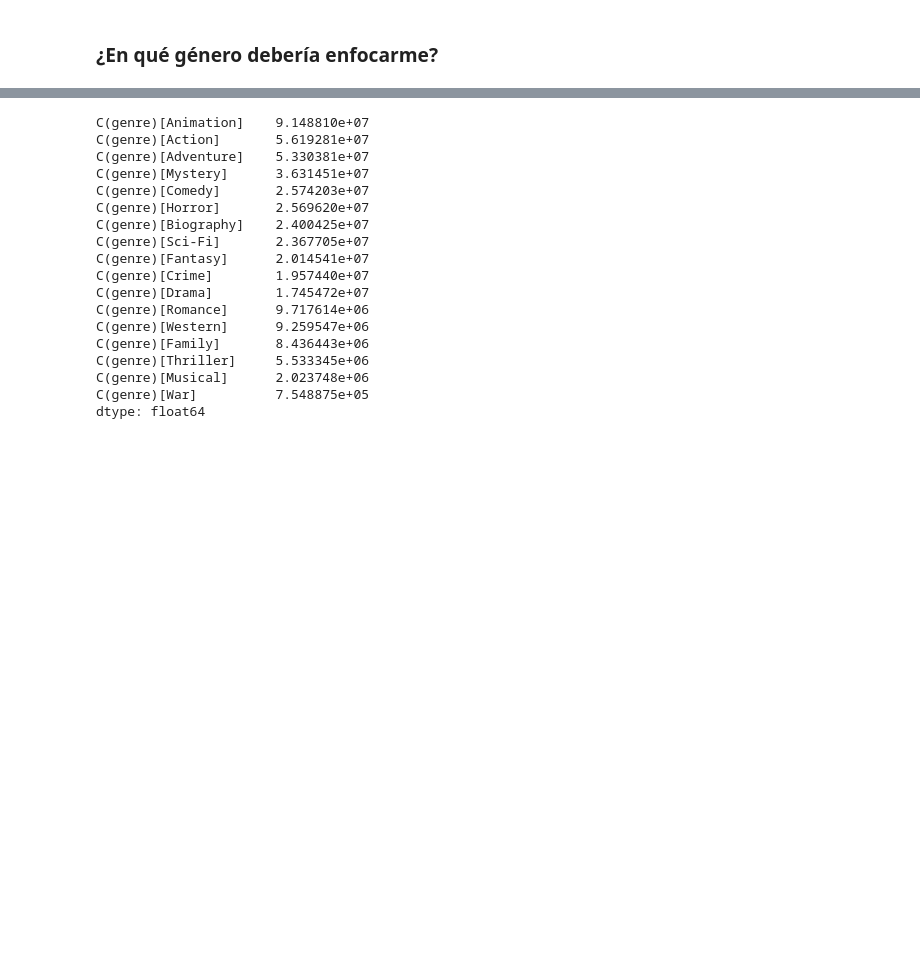
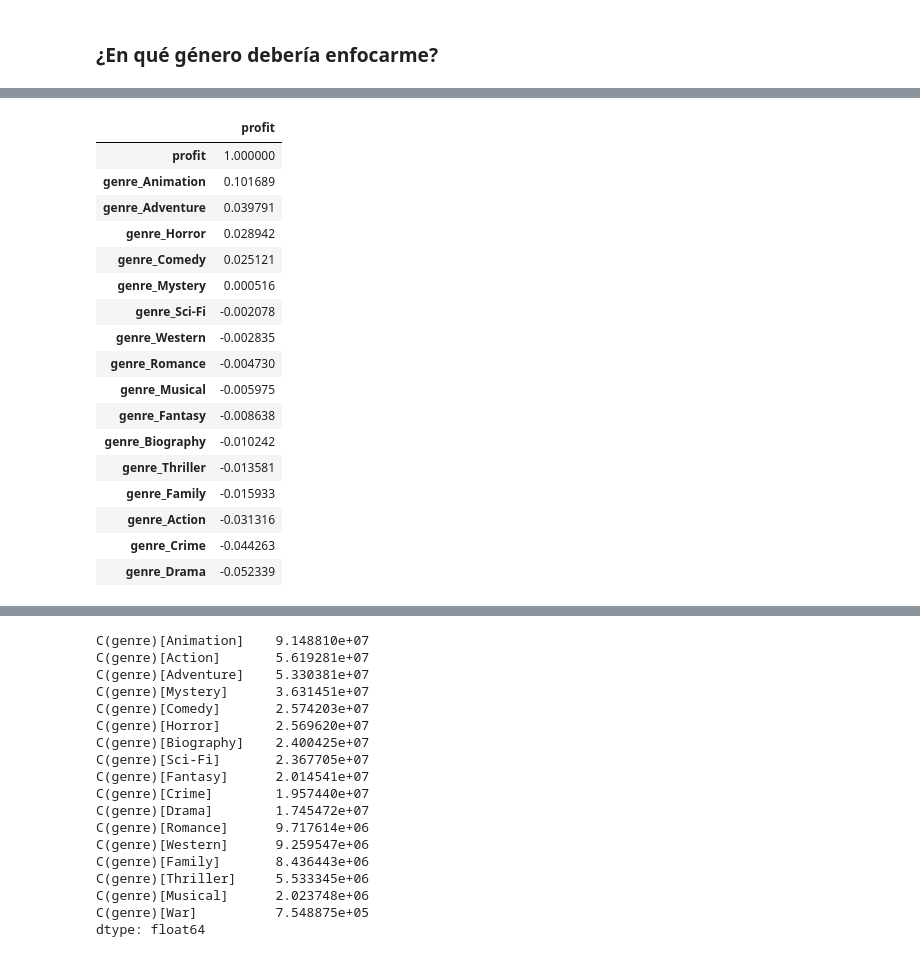
Before and after one commit to sanchiesa/Movie_Industry_Kaggle, a Jupyter notebook: notebooks/Movie_Revenue_Analysis.ipynb, the cells around one changed output, grey strips where cells are left out. Cells and saved outputs as stored; diff of their text form; code cells hidden in the pictures; blank space fills up the shorter version.

```diff
--- a/notebooks/Movie_Revenue_Analysis.ipynb
+++ b/notebooks/Movie_Revenue_Analysis.ipynb
@@ -544,3 +630,30 @@ Warnings:
+# %%
+# Evaluate correlations between genres and profit
+
+genre_encoding_profit['profit']= data_profit['profit']
+
+genre_profit_corr = genre_encoding_profit.corr().tail(1).T.sort_values(by='profit', ascending = False)
+
+genre_profit_corr
+# %% [output]
+|  | profit |
+| profit | 1.000000 |
+| genre_Animation | 0.101689 |
+| genre_Adventure | 0.039791 |
+| genre_Horror | 0.028942 |
+| genre_Comedy | 0.025121 |
+| genre_Mystery | 0.000516 |
+| genre_Sci-Fi | -0.002078 |
+| genre_Western | -0.002835 |
+| genre_Romance | -0.004730 |
+| genre_Musical | -0.005975 |
+| genre_Fantasy | -0.008638 |
+| genre_Biography | -0.010242 |
+| genre_Thriller | -0.013581 |
+| genre_Family | -0.015933 |
+| genre_Action | -0.031316 |
+| genre_Crime | -0.044263 |
+| genre_Drama | -0.052339 |
 # %%
 # Evaluate gender influence on revenue
 genre_model_revenue = smf.ols(formula='gross ~ C(genre)-1', data=data).fit()
```
Also changed, not shown: parts of 41 cells of this notebook.
